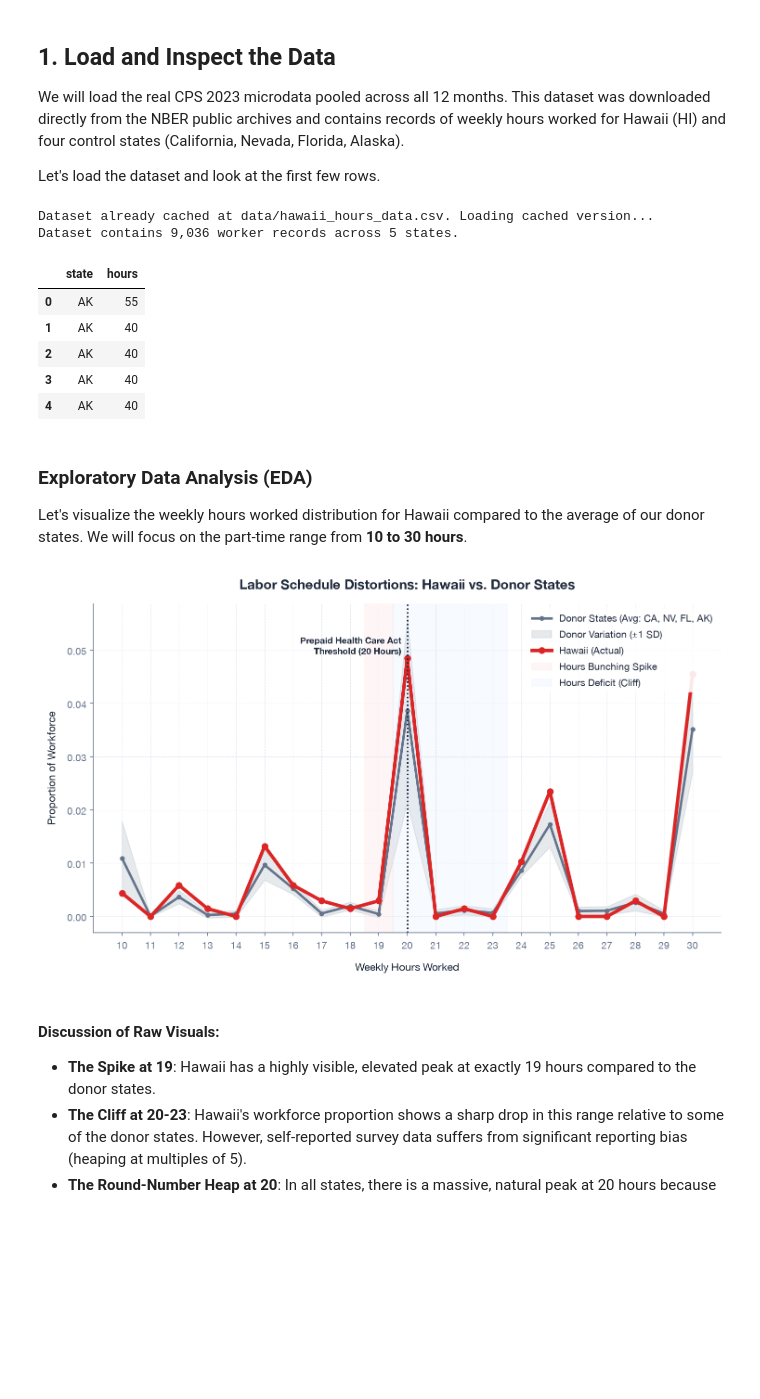
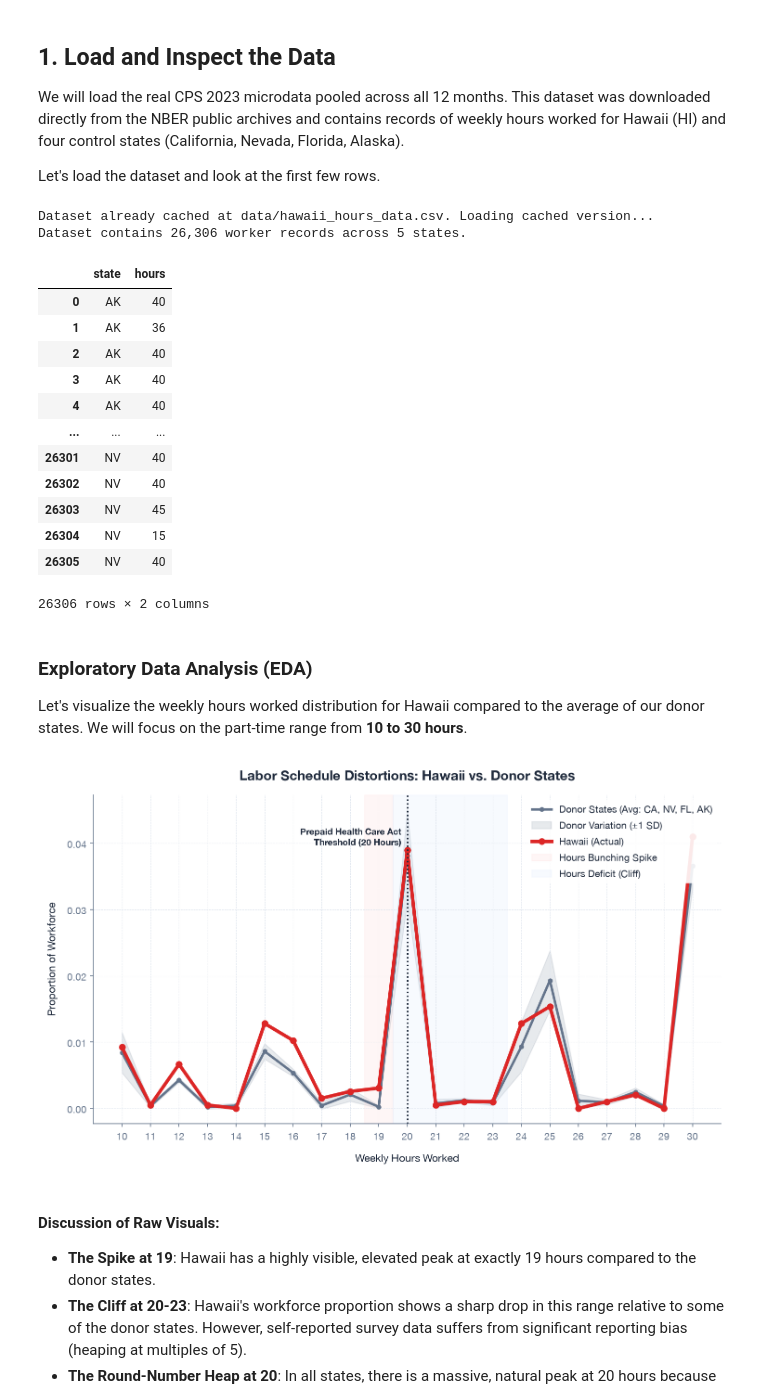
Before and after one commit to sam-tritto/Hawaii-Benefit-Cliff, a Jupyter notebook: hawaii_benefit_cliff.ipynb, the cells around one changed output. Cells and saved outputs as stored; diff of their text form; code cells hidden in the pictures; blank space fills up the shorter version.

```diff
--- a/hawaii_benefit_cliff.ipynb
+++ b/hawaii_benefit_cliff.ipynb
@@ -38,19 +38,26 @@ We will load the real CPS 2023 microdata pooled across all 12 months. This datas
 
 Let's load the dataset and look at the first few rows.
 # %%
-# Load pooled 2023 CPS dataset
-df = fetch_cps_data(year=2023)
+# Load pooled 2021-2023 CPS dataset
+df = fetch_cps_data()
 print(f"Dataset contains {len(df):,} worker records across {df['state'].nunique()} states.")
-df.head()
+df
 # %% [output]
 Dataset already cached at data/hawaii_hours_data.csv. Loading cached version...
-Dataset contains 9,036 worker records across 5 states.
+Dataset contains 26,306 worker records across 5 states.
 |  | state | hours |
-| 0 | AK | 55 |
-| 1 | AK | 40 |
+| 0 | AK | 40 |
+| 1 | AK | 36 |
 | 2 | AK | 40 |
 | 3 | AK | 40 |
 | 4 | AK | 40 |
+| ... | ... | ... |
+| 26301 | NV | 40 |
+| 26302 | NV | 40 |
+| 26303 | NV | 45 |
+| 26304 | NV | 15 |
+| 26305 | NV | 40 |
+26306 rows × 2 columns
 # %% [markdown]
 ### Exploratory Data Analysis (EDA)
 
@@ -60,7 +67,7 @@ Let's visualize the weekly hours worked distribution for Hawaii compared to the
 fig = plot_raw_distributions(df, target_hours=range(10, 31))
 plt.show()
 # %% [output]
-[figure, old version]
+[figure, new version]
 # %% [markdown]
 #### Discussion of Raw Visuals:
 - **The Spike at 19**: Hawaii has a highly visible, elevated peak at exactly 19 hours compared to the donor states.
```
Also changed, not shown: parts of 11 cells of this notebook, 4 other files.
